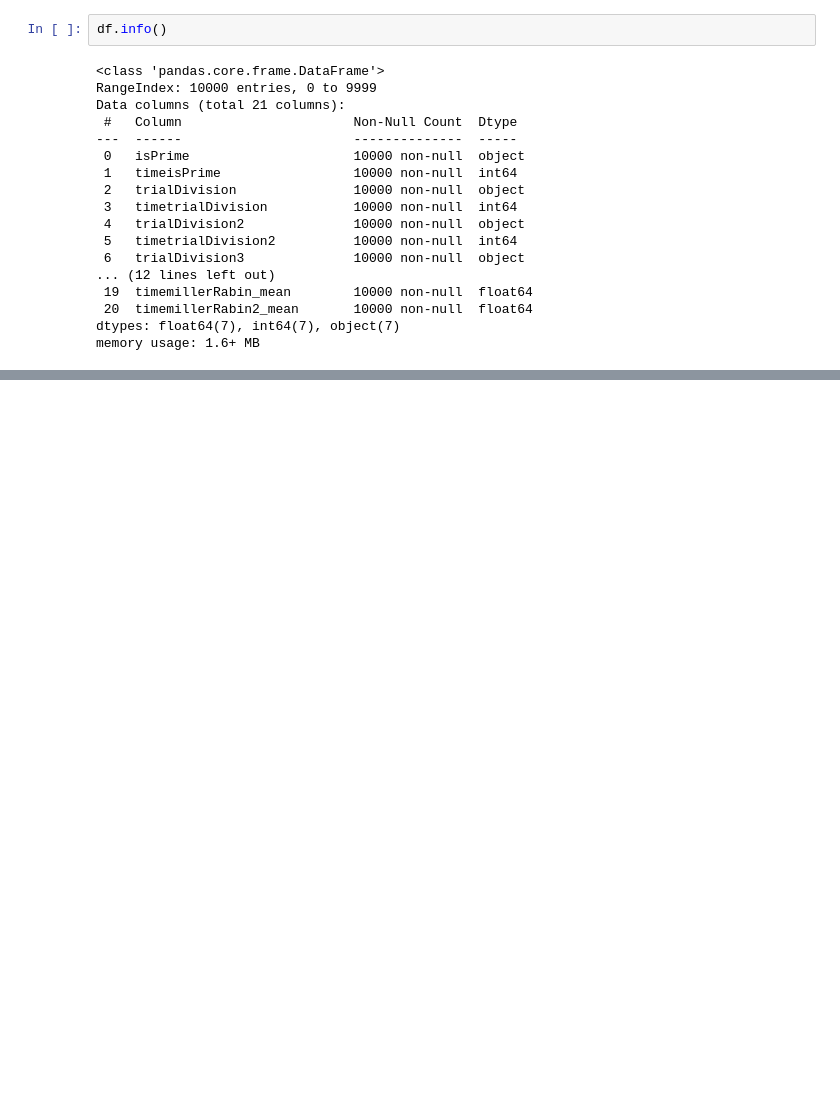
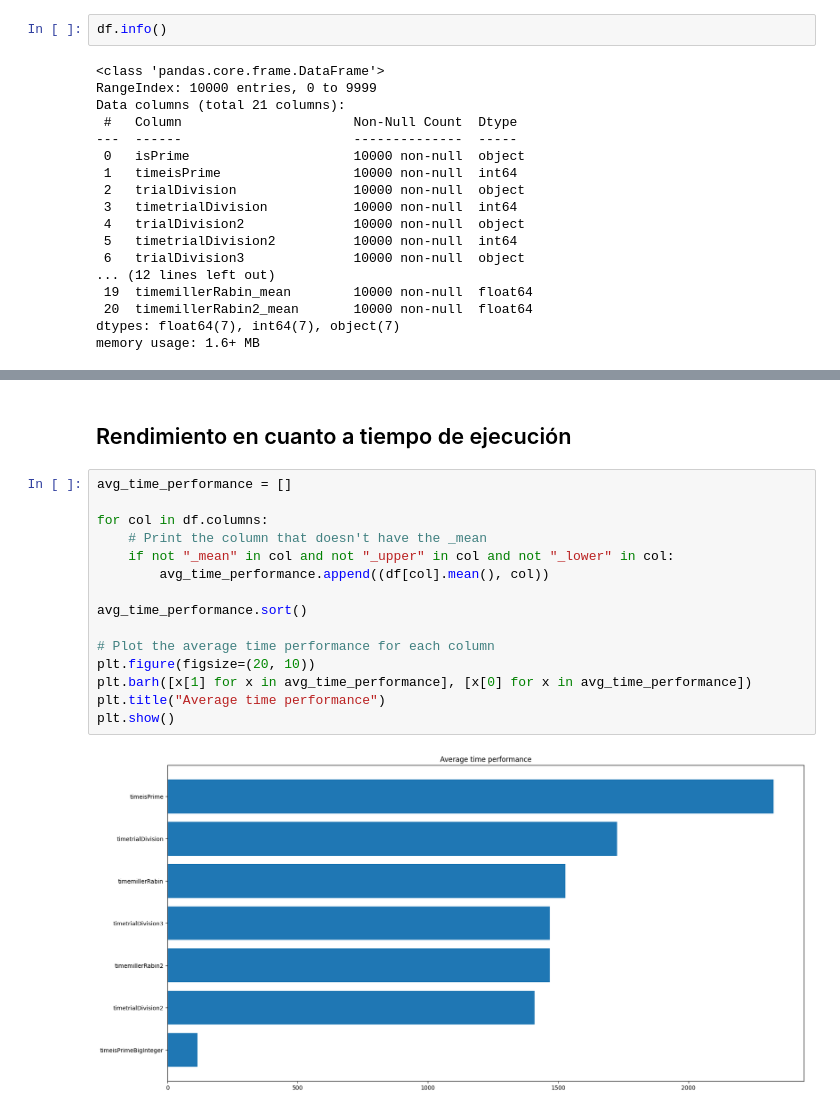
Before and after one commit to Zygmut/Advanced_Algorithms, a Jupyter notebook: 7_probabilistic/tools/notebooks/algorithms_analysis.ipynb, the cells around one changed output, grey strips where cells are left out. Cells and saved outputs as stored; diff of their text form; blank space fills up the shorter version.

```diff
--- a/7_probabilistic/tools/notebooks/algorithms_analysis.ipynb
+++ b/7_probabilistic/tools/notebooks/algorithms_analysis.ipynb
@@ -235,3 +277,22 @@ plt.show()
+# %% [markdown]
+## Rendimiento en cuanto a tiempo de ejecución
+# %%
+avg_time_performance = []
+
+for col in df.columns:
+    # Print the column that doesn't have the _mean
+    if not "_mean" in col and not "_upper" in col and not "_lower" in col:
+        avg_time_performance.append((df[col].mean(), col))
+
+avg_time_performance.sort()
+
+# Plot the average time performance for each column
+plt.figure(figsize=(20, 10))
+plt.barh([x[1] for x in avg_time_performance], [x[0] for x in avg_time_performance])
+plt.title("Average time performance")
+plt.show()
+# %% [output]
+[figure, added]
 # %% [markdown]
 ## Conclusión
 
```
Also changed, not shown: parts of 21 cells of this notebook, 2 other files.
